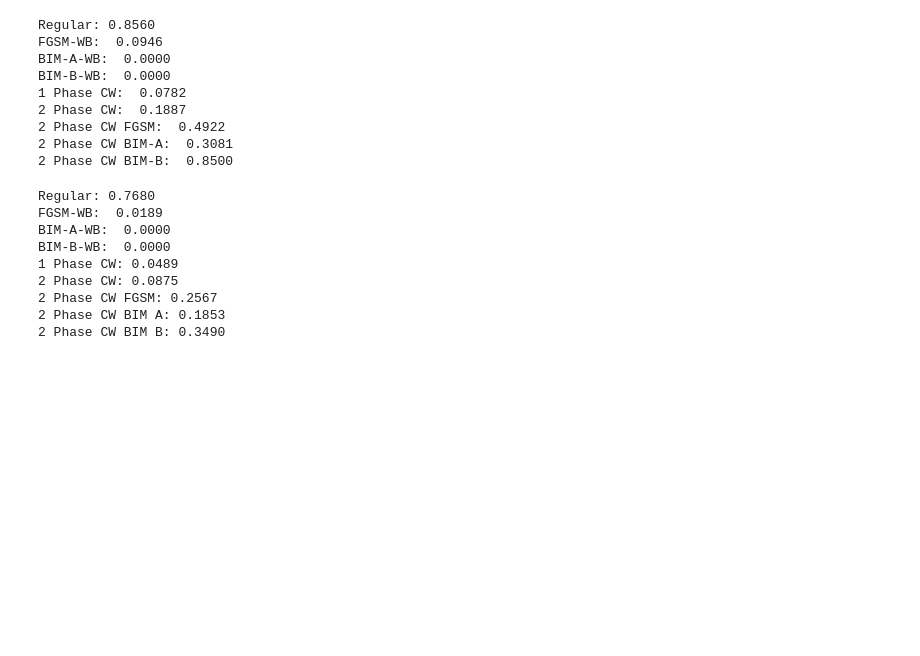
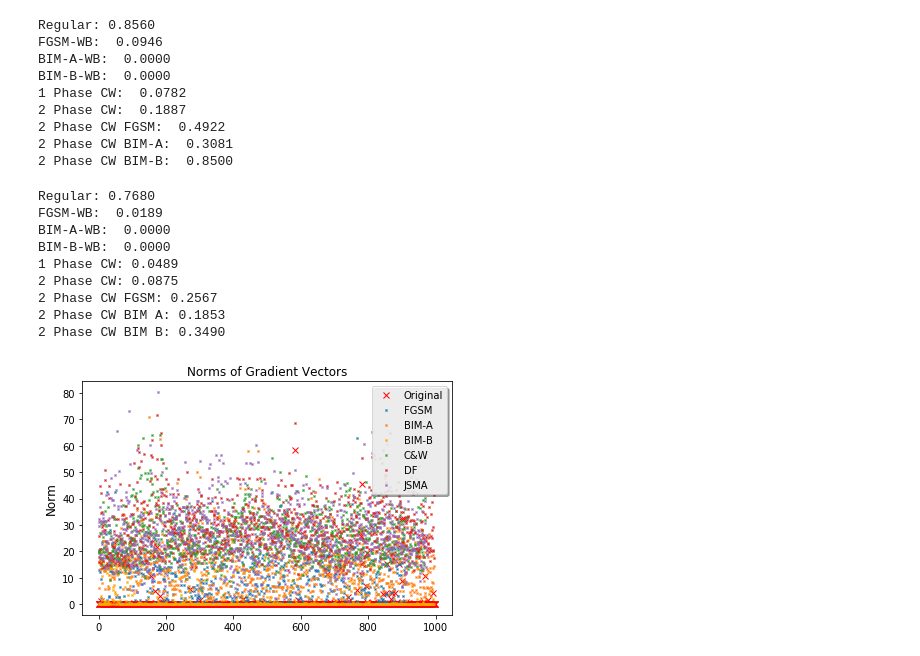
Before and after one commit to jasjeetIM/AdversarialDetector, a Jupyter notebook: notebooks/MNIST.ipynb, the cells around one changed output. Cells and saved outputs as stored; diff of their text form; code cells hidden in the pictures; blank space fills up the shorter version.

```diff
--- a/notebooks/MNIST.ipynb
+++ b/notebooks/MNIST.ipynb
@@ -739,3 +752,20 @@ BIM-B-WB:  0.0000
 2 Phase CW FGSM: 0.2567
 2 Phase CW BIM A: 0.1853
 2 Phase CW BIM B: 0.3490
+# %%
+plt.plot(np.arange(len(grads_reg_norms)), grads_reg_norms, 'x', label='Original', ms=6, color='red')
+plt.plot(np.arange(len(grads_fgsm_norms)), grads_fgsm_norms, 'x', label='FGSM', ms=2)
+plt.plot(np.arange(len(grads_bim_a_norms)), grads_bim_a_norms, 'x', label='BIM-A', ms=2)
+plt.plot(np.arange(len(grads_bim_b_norms)), grads_bim_b_norms, 'x', label='BIM-B', ms=2, color='orange')
+plt.plot(np.arange(len(grads_cw_norms)), grads_cw_norms, 'x', label='C&W', ms=2)
+plt.plot(np.arange(len(grads_df_norms)), grads_df_norms, 'x', label='DF', ms=2)
+plt.plot(np.arange(len(grads_jsma_norms)), grads_jsma_norms, 'x', label='JSMA', ms=2)
+#plt.xlabel('Transformed', fontsize=12)
+plt.ylabel('Norm', fontsize=12)
+plt.title('Norms of Gradient Vectors')
+plt.legend(loc="upper right", fancybox=True, shadow=True)
+plt.tight_layout()
+plt.savefig('mnist_norm.eps', format='eps', dpi=1000)
+plt.show()
+# %% [output]
+[figure, added]
```
Also changed, not shown: parts of 11 cells of this notebook, 3 other files.
